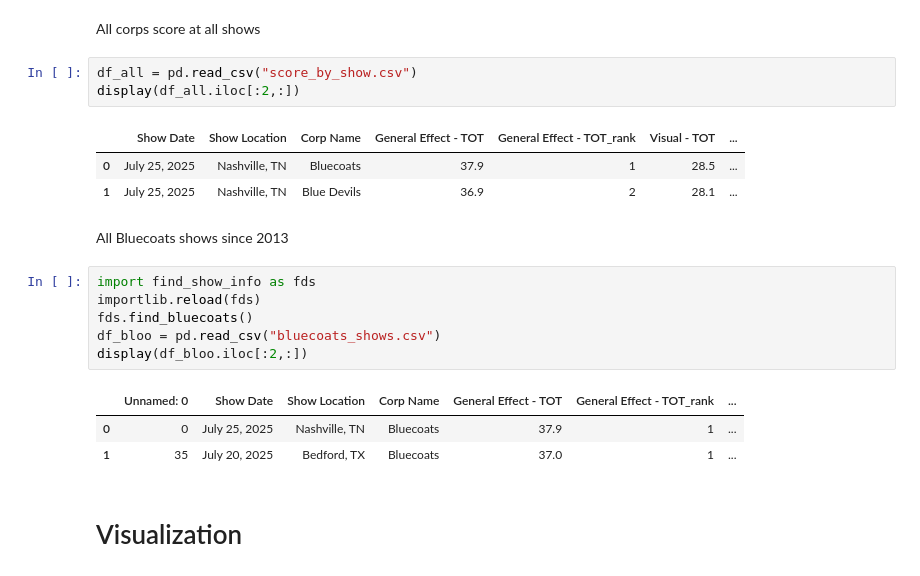
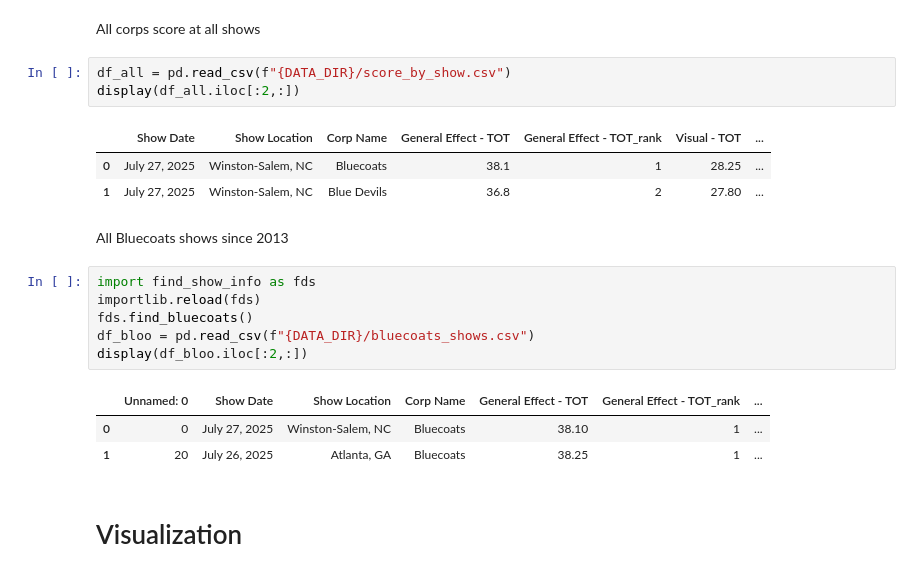
Before and after one commit to xi-cong/Project_Bluecoats, a Jupyter notebook: Bloolysis /bloolysis.ipynb, the cells around one changed output. Cells and saved outputs as stored; diff of their text form.

```diff
--- a/Bloolysis /bloolysis.ipynb
+++ b/Bloolysis /bloolysis.ipynb
@@ -65,24 +69,24 @@ Name: 0, dtype: object
 # %% [markdown]
 All corps score at all shows
 # %%
-df_all = pd.read_csv("score_by_show.csv")
+df_all = pd.read_csv(f"{DATA_DIR}/score_by_show.csv")
 display(df_all.iloc[:2,:])
 # %% [output]
 |  | Show Date | Show Location | Corp Name | General Effect - TOT | General Effect - TOT_rank | Visual - TOT | ... |
-| 0 | July 25, 2025 | Nashville, TN | Bluecoats | 37.9 | 1 | 28.5 | ... |
-| 1 | July 25, 2025 | Nashville, TN | Blue Devils | 36.9 | 2 | 28.1 | ... |
+| 0 | July 27, 2025 | Winston-Salem, NC | Bluecoats | 38.1 | 1 | 28.25 | ... |
+| 1 | July 27, 2025 | Winston-Salem, NC | Blue Devils | 36.8 | 2 | 27.80 | ... |
 # %% [markdown]
 All Bluecoats shows since 2013
 # %%
 import find_show_info as fds
 importlib.reload(fds)
 fds.find_bluecoats()
-df_bloo = pd.read_csv("bluecoats_shows.csv")
+df_bloo = pd.read_csv(f"{DATA_DIR}/bluecoats_shows.csv")
 display(df_bloo.iloc[:2,:])
 # %% [output]
 |  | Unnamed: 0 | Show Date | Show Location | Corp Name | General Effect - TOT | General Effect - TOT_rank | ... |
-| 0 | 0 | July 25, 2025 | Nashville, TN | Bluecoats | 37.9 | 1 | ... |
-| 1 | 35 | July 20, 2025 | Bedford, TX | Bluecoats | 37.0 | 1 | ... |
+| 0 | 0 | July 27, 2025 | Winston-Salem, NC | Bluecoats | 38.10 | 1 | ... |
+| 1 | 20 | July 26, 2025 | Atlanta, GA | Bluecoats | 38.25 | 1 | ... |
 # %% [markdown]
 # Visualization
 # %% [markdown]
```
Also changed, not shown: parts of 2 cells of this notebook, 8 other files.
